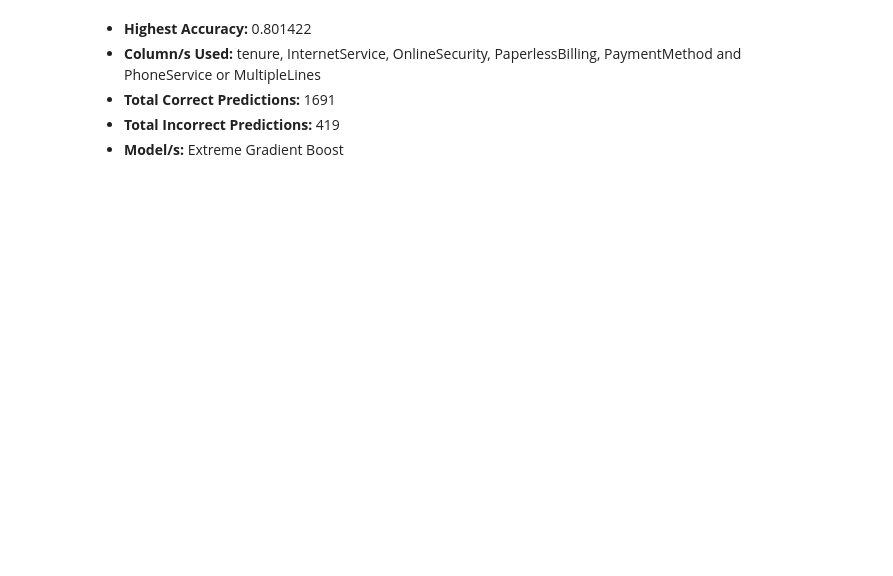
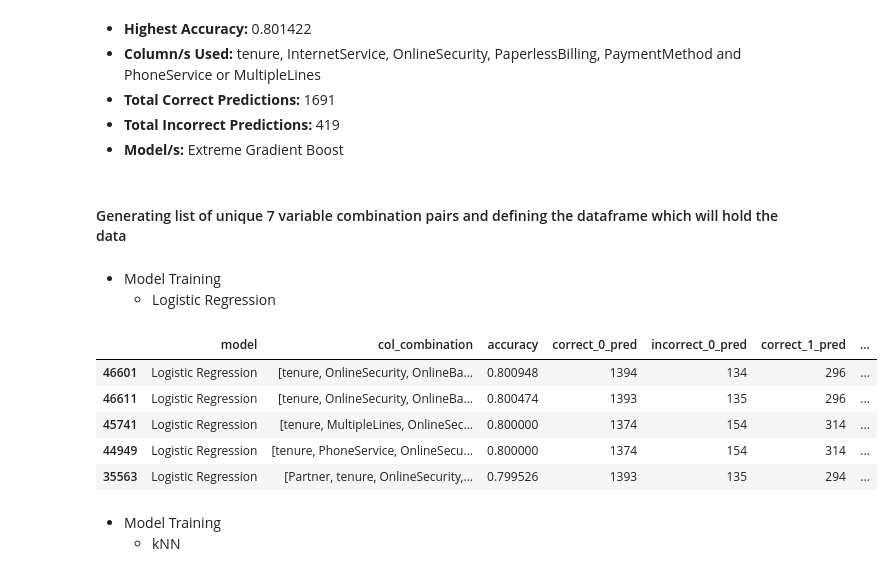
Before and after one commit to HarshTanwar001/Churn-Analysis, a Jupyter notebook: Churn_Analysis.ipynb, the cells around one changed output. Saved outputs shown, nothing was run; the diff lists cells and outputs as text; code cells hidden in the pictures; blank space fills up the shorter version.

Commit message:
Predictive Analytics on all unique 7 column combination pairs

```diff
--- a/Churn_Analysis.ipynb
+++ b/Churn_Analysis.ipynb
@@ -1639,3 +1639,28 @@ data_6_comb.sort_values(by='accuracy', ascending=False).head()
     <li><b>Total Incorrect Predictions:</b> 419</li>
     <li><b>Model/s:</b> Extreme Gradient Boost</li>
 </ul>
+# %% [markdown]
+#### Generating list of unique 7 variable combination pairs and defining the dataframe which will hold the data
+# %%
+columns = list(df.columns)
+columns.remove('customerID')
+columns.remove('Churn')
+
+unique_7 = list(combinations(columns, 7))
+
+data_7_comb = pd.DataFrame(
+    columns=[
+        'model',
+        'col_combination',
+        'accuracy',
+        'correct_0_pred',
+        'incorrect_0_pred',
+        'correct_1_pred',
+        'incorrect_1_pred',
+        'total_correct_pred',
+        'total_incorrect_pred'
+    ]
+)
+# %% [markdown]
+- Model Training
+    - Logistic Regression
@@ -1641,0 +1670,12 @@ data_6_comb.sort_values(by='accuracy', ascending=False).head()
+# %%
+data_7_comb.sort_values(by='accuracy', ascending=False).head()
+# %% [output]
+|  | model | col_combination | accuracy | correct_0_pred | incorrect_0_pred | correct_1_pred | ... |
+| 46601 | Logistic Regression | [tenure, OnlineSecurity, OnlineBa... | 0.800948 | 1394 | 134 | 296 | ... |
+| 46611 | Logistic Regression | [tenure, OnlineSecurity, OnlineBa... | 0.800474 | 1393 | 135 | 296 | ... |
+| 45741 | Logistic Regression | [tenure, MultipleLines, OnlineSec... | 0.800000 | 1374 | 154 | 314 | ... |
+| 44949 | Logistic Regression | [tenure, PhoneService, OnlineSecu... | 0.800000 | 1374 | 154 | 314 | ... |
+| 35563 | Logistic Regression | [Partner, tenure, OnlineSecurity,... | 0.799526 | 1393 | 135 | 294 | ... |
+# %% [markdown]
+- Model Training
+    - kNN
```
Also changed, not shown: parts of 12 cells of this notebook.
